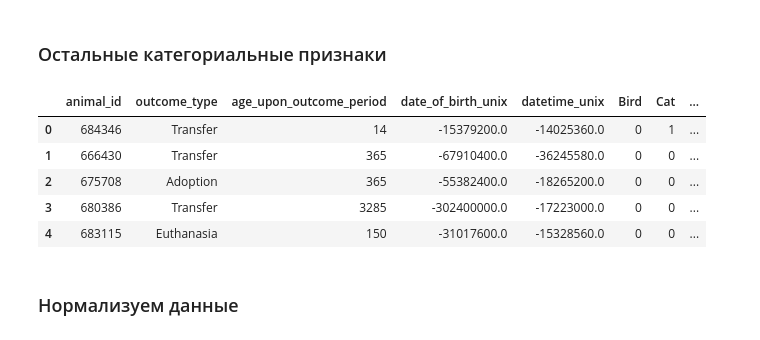
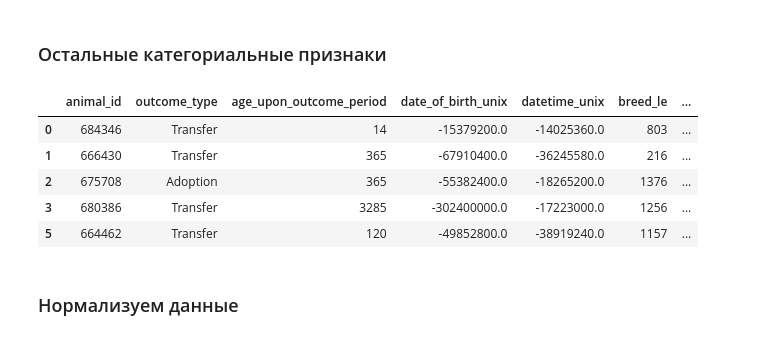
Before and after one commit to Popovonline/Data-Scientist, a Jupyter notebook: DVP-7/Поиск выбросов и генерация новых идей/HomeWork_3.ipynb, the cells around one changed output. Drawn from its saved outputs; the diff is of its cells as text; code cells hidden in the pictures.

```diff
--- a/DVP-7/Поиск выбросов и генерация новых идей/HomeWork_3.ipynb
+++ b/DVP-7/Поиск выбросов и генерация новых идей/HomeWork_3.ipynb
@@ -365,0 +345,3 @@ data.head()
+# %%
+data.loc[data['sex_upon_outcome'] == 'Unknown', 'sex_upon_outcome'] = 'Other'
+data.head()
@@ -365,0 +370,9 @@ data.head()
+# %%
+# сделаем функцию для группировки
+def outcome_type (type):
+    if type not in ['Adoption', 'Transfer']:
+        return 'Other'
+    else:
+        return type
+# %%
+data['outcome_type'] = data['outcome_type'].apply(outcome_type)
@@ -365,0 +392,4 @@ data.head()
+# %%
+# Необходимо отсеять данные по целевой метке, и оставить только ‘Adoption’ и ‘Transfer’
+data = data.loc[~(data['outcome_type'] == 'Other')]
+data.head()
@@ -427,28 +472,30 @@ data.head()
 # %% [markdown]
 ### Остальные категориальные признаки
 # %%
-# Остальные категории объемные, поэтому для остальных признаков пойдем через LABEL_ENCODER
+# пойдем через LABEL_ENCODER
 
 from sklearn.preprocessing import LabelEncoder
 le = LabelEncoder()
 
 data['breed_le'] = le.fit_transform(data['breed'])
 data['outcome_subtype_le'] = le.fit_transform(data['outcome_subtype'])
 data['name_upd_le'] = le.fit_transform(data['name_upd'])
 data['color1_le'] = le.fit_transform(data['color1'])
 data['color2_le'] = le.fit_transform(data['color2'])
+data['animal_type_le'] = le.fit_transform(data['animal_type'])
+data['sex_upon_outcome_le'] = le.fit_transform(data['sex_upon_outcome'])
 
-# сразу почистим от ненужного
-data.drop(['color1', 'color2', 'name_upd', 'outcome_subtype', 'breed', 'monthyear_unix'], axis = 1, inplace = True)
+# сразу почистим от ненужного + посмотрим на результаты без subtype, потому что они сформированы на основе значений, которые мы предсказываем :)
+data.drop(['color1', 'color2', 'name_upd', 'outcome_subtype', 'breed', 'monthyear_unix','sex_upon_outcome', 'animal_type', 'outcome_subtype_le'], axis = 1, inplace = True)
 
 data.head()
 # %% [output]
-|  | animal_id | outcome_type | age_upon_outcome_period | date_of_birth_unix | datetime_unix | Bird | Cat | ... |
-| 0 | 684346 | Transfer | 14 | -15379200.0 | -14025360.0 | 0 | 1 | ... |
-| 1 | 666430 | Transfer | 365 | -67910400.0 | -36245580.0 | 0 | 0 | ... |
-| 2 | 675708 | Adoption | 365 | -55382400.0 | -18265200.0 | 0 | 0 | ... |
-| 3 | 680386 | Transfer | 3285 | -302400000.0 | -17223000.0 | 0 | 0 | ... |
-| 4 | 683115 | Euthanasia | 150 | -31017600.0 | -15328560.0 | 0 | 0 | ... |
+|  | animal_id | outcome_type | age_upon_outcome_period | date_of_birth_unix | datetime_unix | breed_le | ... |
+| 0 | 684346 | Transfer | 14 | -15379200.0 | -14025360.0 | 803 | ... |
+| 1 | 666430 | Transfer | 365 | -67910400.0 | -36245580.0 | 216 | ... |
+| 2 | 675708 | Adoption | 365 | -55382400.0 | -18265200.0 | 1376 | ... |
+| 3 | 680386 | Transfer | 3285 | -302400000.0 | -17223000.0 | 1256 | ... |
+| 5 | 664462 | Transfer | 120 | -49852800.0 | -38919240.0 | 1157 | ... |
 # %% [markdown]
 ### Нормализуем данные
 # %%
```
Also changed, not shown: parts of 22 cells of this notebook.
